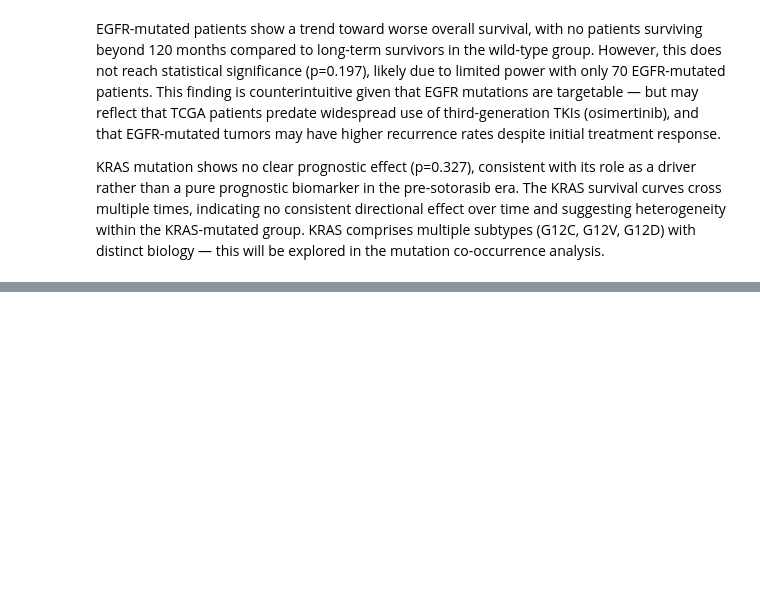
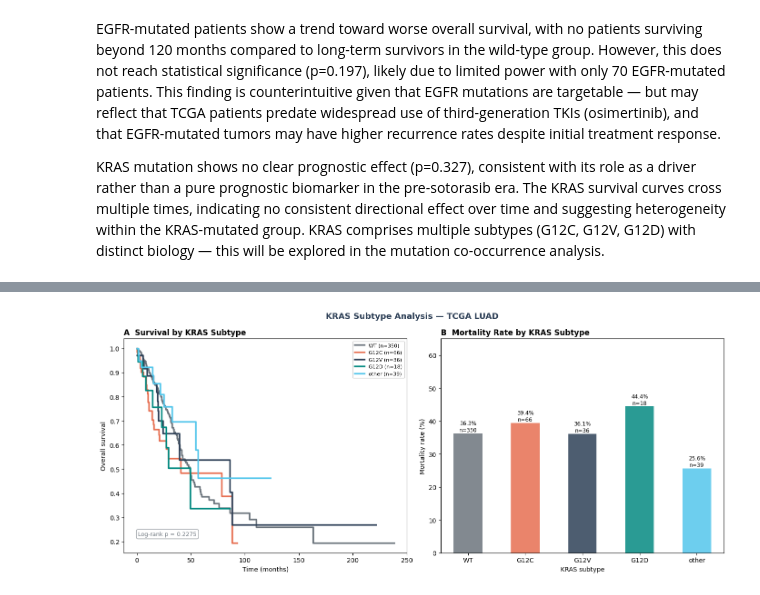
Before and after one commit to KelyNorel/tcga-luad-rwe, a Jupyter notebook: notebooks/01_eda.ipynb, the cells around one changed output, grey strips where cells are left out. Cells and saved outputs as stored; diff of their text form; code cells hidden in the pictures; blank space fills up the shorter version.

Commit message:
add KRAS subtype and co-mutation analysis, update ingest with mutation data

```diff
--- a/notebooks/01_eda.ipynb
+++ b/notebooks/01_eda.ipynb
@@ -16,6 +16,15 @@ df = pd.read_csv("../data/processed/clinical_clean.csv")
 df = df.dropna(subset=["OS_MONTHS"])
 print("Working n:", len(df))
 print("OS events:", df["OS_EVENT"].sum())
+# %%
+COLORS = {
+    "primary":   "#2E4057",
+    "secondary": "#048A81",
+    "accent":    "#54C6EB",
+    "warm":      "#E76F51",
+    "gray":      "#6C757D",
+    "light":     "#F4F1DE",
+}
 # %% [markdown]
 ## 1. Overall Survival
 Kaplan-Meier estimate for the full cohort. Median OS and confidence interval shown.
@@ -325,0 +349,6 @@ this will be explored in the mutation co-occurrence analysis.
+# %%
+# Reload data with mutation columns
+df = pd.read_csv("../data/processed/clinical_clean.csv")
+df = df.dropna(subset=["OS_MONTHS"])
+print("Working n:", len(df))
+print("\nKRAS group distribution:\n", df["KRAS_GROUP"].value_counts())
@@ -325,0 +367,75 @@ this will be explored in the mutation co-occurrence analysis.
+# %%
+KRAS_COLORS = {
+    "WT":      COLORS["gray"],
+    "G12C":    COLORS["warm"],
+    "G12V":    COLORS["primary"],
+    "G12D":    COLORS["secondary"],
+    "other":   COLORS["accent"],
+}
+
+# Combine G12other + other → other
+df["KRAS_PLOT"] = df["KRAS_GROUP"].replace({"G12other": "other"})
+
+fig, axes = plt.subplots(1, 2, figsize=(14, 6))
+fig.patch.set_facecolor("white")
+
+# Panel A — KM by KRAS subtype
+ax0 = axes[0]
+kras_order = ["WT", "G12C", "G12V", "G12D", "other"]
+for group in kras_order:
+    mask = df["KRAS_PLOT"] == group
+    if mask.sum() < 5:
+        continue
+    kmf = KaplanMeierFitter()
+    kmf.fit(df.loc[mask, "OS_MONTHS"], df.loc[mask, "OS_EVENT"],
+            label=f"{group} (n={mask.sum()})")
+    kmf.plot_survival_function(ax=ax0, ci_show=False,
+                               color=KRAS_COLORS[group], lw=2.5)
+
+groups_for_test = df[df["KRAS_PLOT"].isin(kras_order)]
+res = multivariate_logrank_test(groups_for_test["OS_MONTHS"],
+                                 groups_for_test["KRAS_PLOT"],
+                                 groups_for_test["OS_EVENT"])
+ax0.text(0.05, 0.08, f"Log-rank p = {res.p_value:.4f}",
+         transform=ax0.transAxes, fontsize=9, color=COLORS["gray"],
+         bbox=dict(boxstyle="round,pad=0.3", fc="white", ec=COLORS["gray"], alpha=0.7))
+ax0.set_xlabel("Time (months)")
+ax0.set_ylabel("Overall survival")
+ax0.set_title("A  Survival by KRAS Subtype", fontweight="bold", loc="left")
+ax0.legend(fontsize=8, loc="upper right")
+
+# Panel B — Event rate by KRAS subtype
+ax1 = axes[1]
+kras_stats = []
+for group in kras_order:
+    mask = df["KRAS_PLOT"] == group
+    subset = df[mask]
+    kras_stats.append({
+        "group": group,
+        "n": mask.sum(),
+        "event_rate": subset["OS_EVENT"].mean() * 100,
+        "median_os": KaplanMeierFitter().fit(
+            subset["OS_MONTHS"], subset["OS_EVENT"]).median_survival_time_
+    })
+
+stats_df = pd.DataFrame(kras_stats)
+colors_bar = [KRAS_COLORS[g] for g in stats_df["group"]]
+bars = ax1.bar(stats_df["group"], stats_df["event_rate"],
+               color=colors_bar, alpha=0.85, width=0.5)
+for bar, row in zip(bars, stats_df.itertuples()):
+    ax1.text(bar.get_x() + bar.get_width()/2, bar.get_height() + 0.5,
+             f"{row.event_rate:.1f}%\nn={row.n}", ha="center", fontsize=8.5)
+ax1.set_xlabel("KRAS subtype")
+ax1.set_ylabel("Mortality rate (%)")
+ax1.set_title("B  Mortality Rate by KRAS Subtype", fontweight="bold", loc="left")
+ax1.set_ylim(0, 65)
+
+fig.suptitle("KRAS Subtype Analysis — TCGA LUAD",
+             fontsize=13, fontweight="bold", color=COLORS["primary"])
+
+plt.tight_layout()
+plt.savefig("../notebooks/figures/fig7_kras_subtypes.png",
+            bbox_inches="tight", dpi=150, facecolor="white")
+plt.show()
+# %% [output]
+[figure, added]
```
Also changed, not shown: parts of 10 cells of this notebook, 3 other files.
